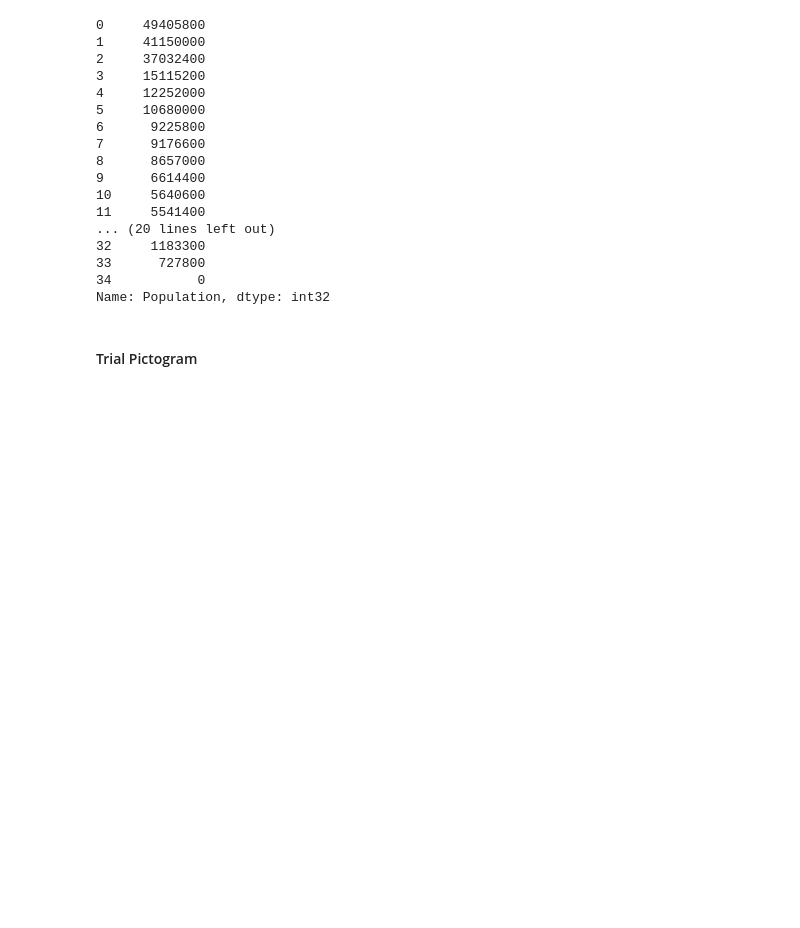
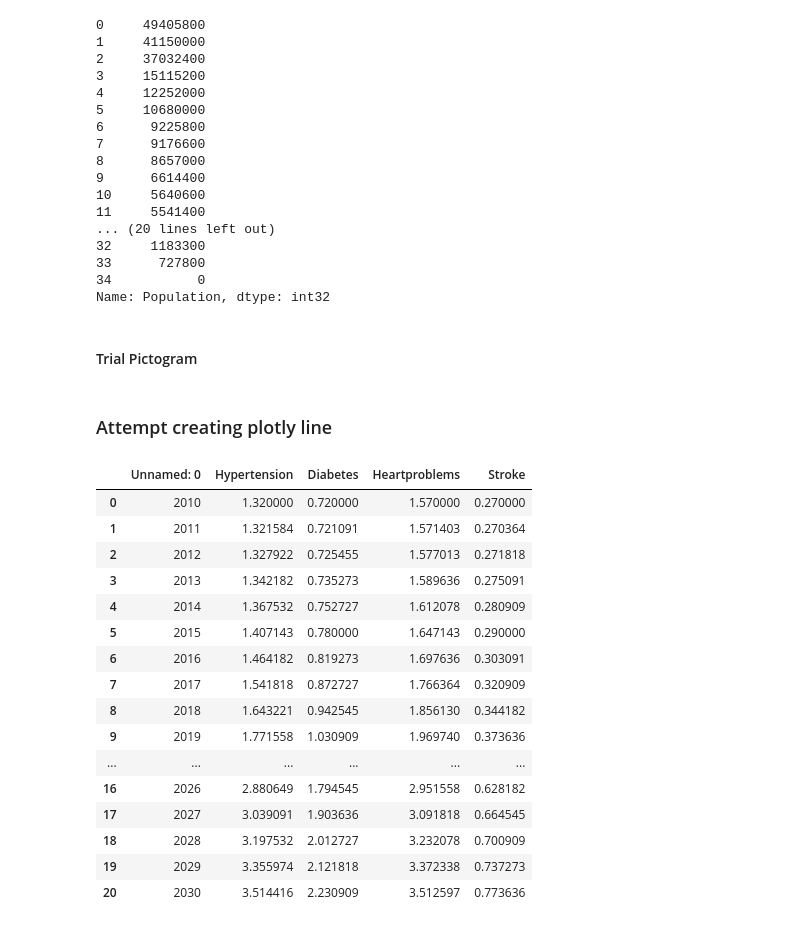
Before and after one commit to Gaia-Dental-Studio/GMed_Impact_Evaluation, a Jupyter notebook: eda.ipynb, the cells around one changed output. Cells and saved outputs as stored; diff of their text form; code cells hidden in the pictures; blank space fills up the shorter version.

```diff
--- a/eda.ipynb
+++ b/eda.ipynb
@@ -601,3 +605,5 @@ def create_pictogram(value, scale, value_max, emoji_symbol='💵', columns=5):
 # %%
 fig = create_emoji_pictogram(value=260, scale=20, value_max=500, emoji_symbol='💰')
 fig.show()
+# %% [markdown]
+### Attempt creating plotly line
@@ -603,0 +615,21 @@ fig.show()
+# %%
+data = pd.read_csv('ncd_economic_burden_cleaned.csv')
+data
+# %% [output]
+|  | Unnamed: 0 | Hypertension | Diabetes | Heartproblems | Stroke |
+| 0 | 2010 | 1.320000 | 0.720000 | 1.570000 | 0.270000 |
+| 1 | 2011 | 1.321584 | 0.721091 | 1.571403 | 0.270364 |
+| 2 | 2012 | 1.327922 | 0.725455 | 1.577013 | 0.271818 |
+| 3 | 2013 | 1.342182 | 0.735273 | 1.589636 | 0.275091 |
+| 4 | 2014 | 1.367532 | 0.752727 | 1.612078 | 0.280909 |
+| 5 | 2015 | 1.407143 | 0.780000 | 1.647143 | 0.290000 |
+| 6 | 2016 | 1.464182 | 0.819273 | 1.697636 | 0.303091 |
+| 7 | 2017 | 1.541818 | 0.872727 | 1.766364 | 0.320909 |
+| 8 | 2018 | 1.643221 | 0.942545 | 1.856130 | 0.344182 |
+| 9 | 2019 | 1.771558 | 1.030909 | 1.969740 | 0.373636 |
+| ... | ... | ... | ... | ... | ... |
+| 16 | 2026 | 2.880649 | 1.794545 | 2.951558 | 0.628182 |
+| 17 | 2027 | 3.039091 | 1.903636 | 3.091818 | 0.664545 |
+| 18 | 2028 | 3.197532 | 2.012727 | 3.232078 | 0.700909 |
+| 19 | 2029 | 3.355974 | 2.121818 | 3.372338 | 0.737273 |
+| 20 | 2030 | 3.514416 | 2.230909 | 3.512597 | 0.773636 |
```
Also changed, not shown: parts of 69 cells of this notebook, 7 other files.
